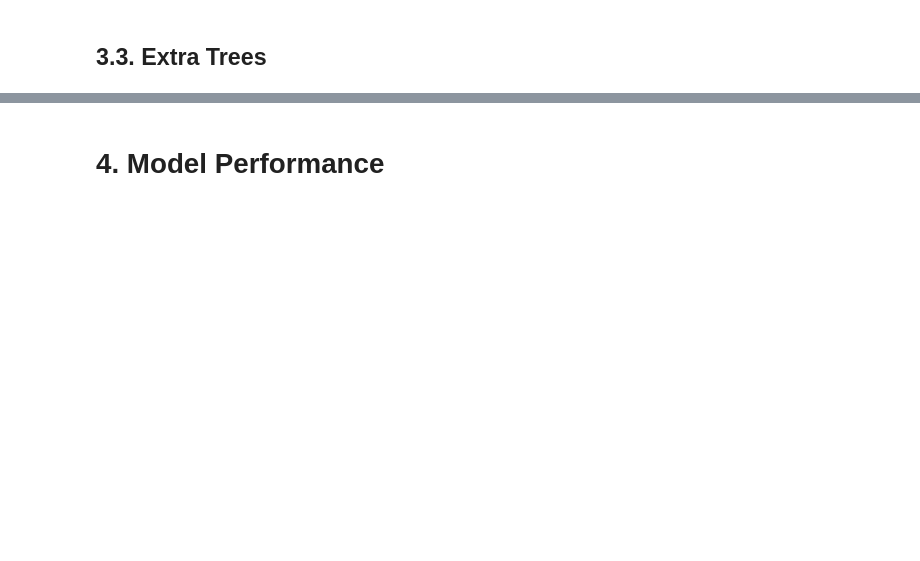
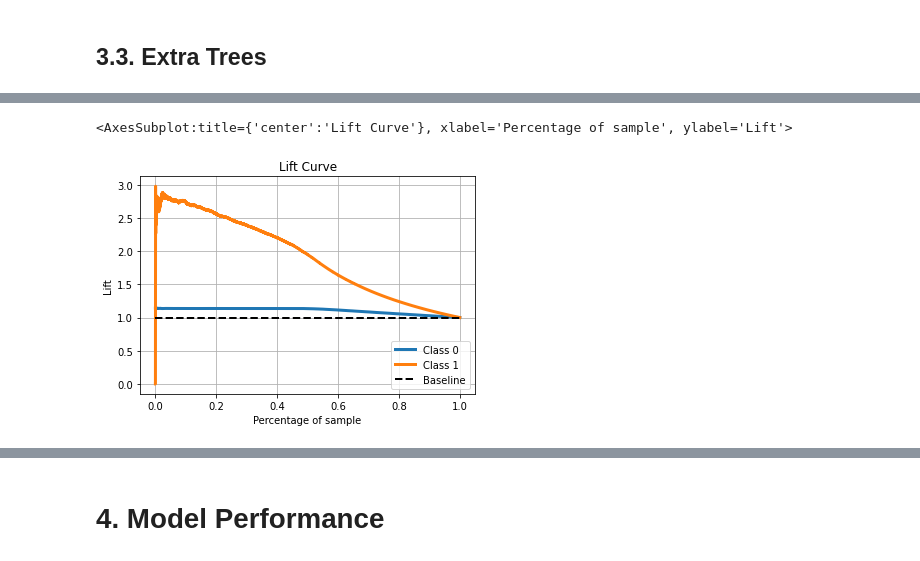
Before and after one commit to joaomj/health_insurance_cross_sell, a Jupyter notebook: health_insurance_cross-sell/notebooks/machine_learning.ipynb, the cells around one changed output, grey strips where cells are left out. Cells and saved outputs as stored; diff of their text form; code cells hidden in the pictures; blank space fills up the shorter version.

```diff
--- a/health_insurance_cross-sell/notebooks/machine_learning.ipynb
+++ b/health_insurance_cross-sell/notebooks/machine_learning.ipynb
@@ -255,0 +280,6 @@ skplt.metrics.plot_cumulative_gain(y_val, yhat_lr);
+# %%
+# Lift Curve
+skplt.metrics.plot_lift_curve(y_val, yhat_et)
+# %% [output]
+<AxesSubplot:title={'center':'Lift Curve'}, xlabel='Percentage of sample', ylabel='Lift'>
+[figure, added]
```
Also changed, not shown: parts of 12 cells of this notebook.
